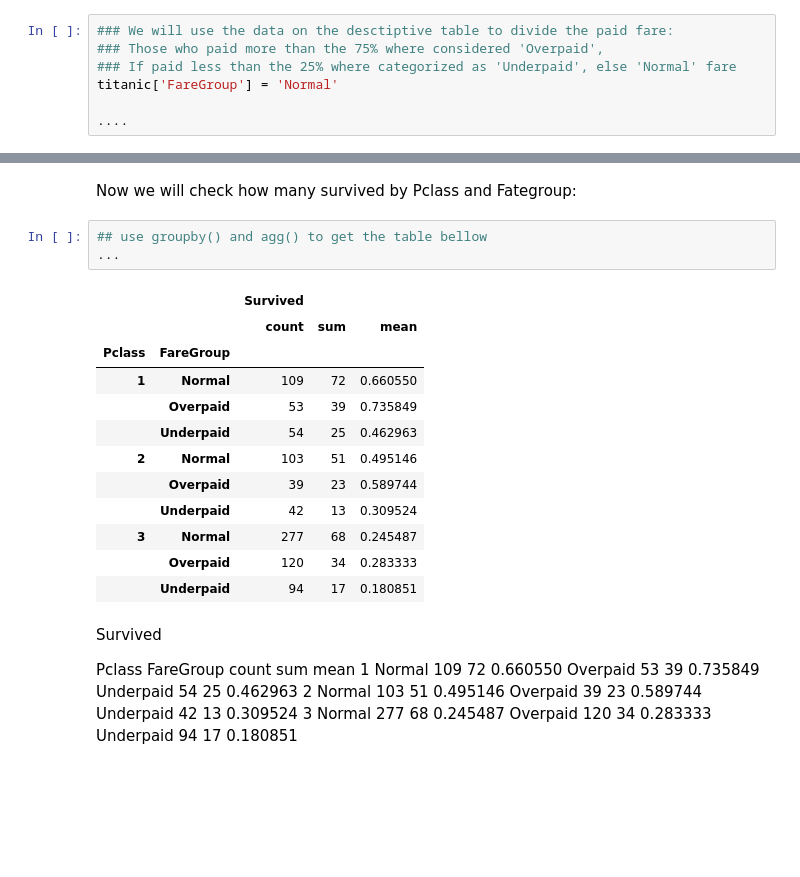
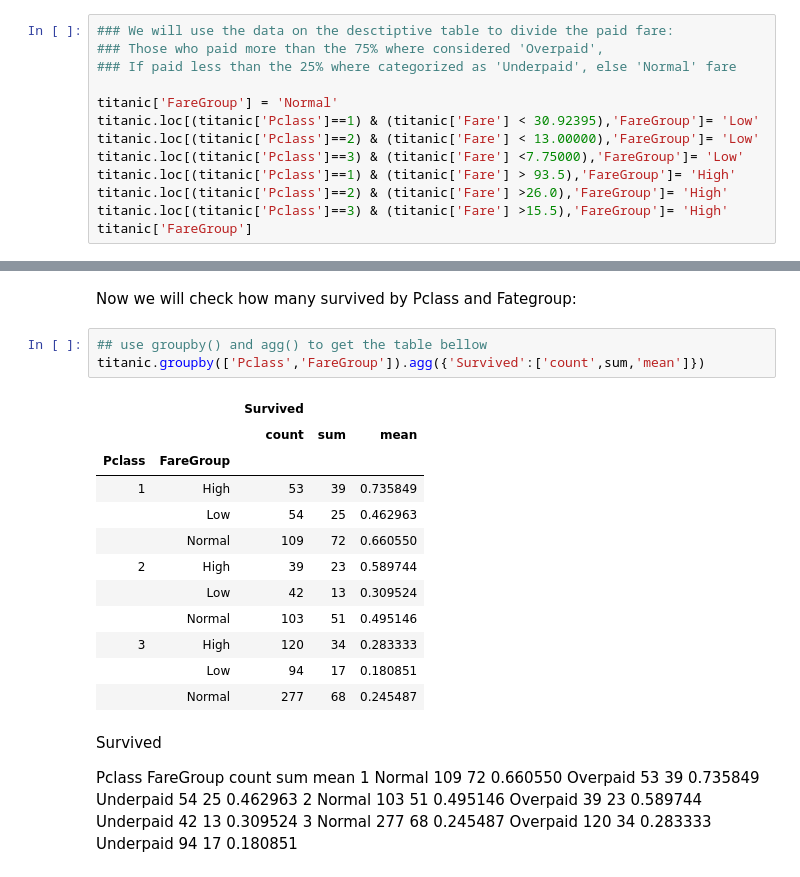
Before and after one commit to DANIELH2/DataScience, a Jupyter notebook: python/Python Intro 4 - Titanic-Copy1.ipynb, the cells around one changed output, grey strips where cells are left out. Drawn from its saved outputs; the diff is of its cells as text; blank space fills up the shorter version.

```diff
--- a/python/Python Intro 4 - Titanic-Copy1.ipynb
+++ b/python/Python Intro 4 - Titanic-Copy1.ipynb
@@ -365,6 +366,12 @@ byPclass['Fare'].describe()
 ### We will use the data on the desctiptive table to divide the paid fare:
 ### Those who paid more than the 75% where considered 'Overpaid',
 ### If paid less than the 25% where categorized as 'Underpaid', else 'Normal' fare
+
 titanic['FareGroup'] = 'Normal'
-
-....
+titanic.loc[(titanic['Pclass']==1) & (titanic['Fare'] < 30.92395),'FareGroup']= 'Low'
+titanic.loc[(titanic['Pclass']==2) & (titanic['Fare'] <	13.00000),'FareGroup']= 'Low'
+titanic.loc[(titanic['Pclass']==3) & (titanic['Fare'] <7.75000),'FareGroup']= 'Low'
+titanic.loc[(titanic['Pclass']==1) & (titanic['Fare'] >	93.5),'FareGroup']= 'High'
+titanic.loc[(titanic['Pclass']==2) & (titanic['Fare'] >26.0),'FareGroup']= 'High'
+titanic.loc[(titanic['Pclass']==3) & (titanic['Fare'] >15.5),'FareGroup']= 'High'
+titanic['FareGroup']
@@ -372,20 +392,20 @@ titanic['FareGroup'] = 'Normal'
 Now we will check how many survived by Pclass and Fategroup:
 # %%
 ## use groupby() and agg() to get the table bellow
-...
+titanic.groupby(['Pclass','FareGroup']).agg({'Survived':['count',sum,'mean']})
 # %% [output]
 |  |  | Survived |  |  |
 |  |  | count | sum | mean |
 | Pclass | FareGroup |  |  |  |
-| 1 | Normal | 109 | 72 | 0.660550 |
-|  | Overpaid | 53 | 39 | 0.735849 |
-|  | Underpaid | 54 | 25 | 0.462963 |
-| 2 | Normal | 103 | 51 | 0.495146 |
-|  | Overpaid | 39 | 23 | 0.589744 |
-|  | Underpaid | 42 | 13 | 0.309524 |
-| 3 | Normal | 277 | 68 | 0.245487 |
-|  | Overpaid | 120 | 34 | 0.283333 |
-|  | Underpaid | 94 | 17 | 0.180851 |
+| 1 | High | 53 | 39 | 0.735849 |
+|  | Low | 54 | 25 | 0.462963 |
+|  | Normal | 109 | 72 | 0.660550 |
+| 2 | High | 39 | 23 | 0.589744 |
+|  | Low | 42 | 13 | 0.309524 |
+|  | Normal | 103 | 51 | 0.495146 |
+| 3 | High | 120 | 34 | 0.283333 |
+|  | Low | 94 | 17 | 0.180851 |
+|  | Normal | 277 | 68 | 0.245487 |
 # %% [markdown]
 Survived
 
```
Also changed, not shown: parts of 2 cells of this notebook.
